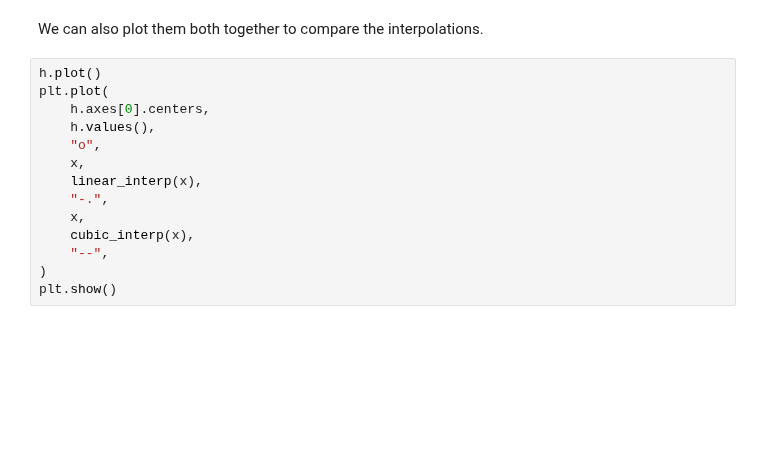
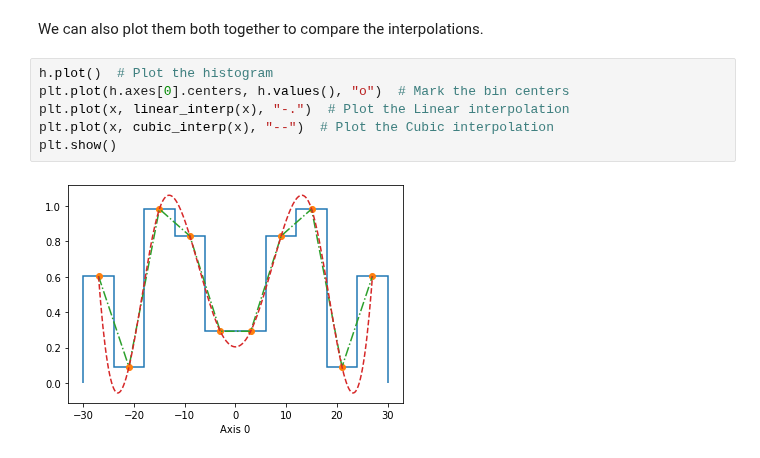
Before and after one commit to scikit-hep/hist, a Jupyter notebook: docs/user-guide/notebooks/Interpolation.ipynb, the cells around one changed output. Saved outputs shown, nothing was run; the diff lists cells and outputs as text; blank space fills up the shorter version.

```diff
--- a/docs/user-guide/notebooks/Interpolation.ipynb
+++ b/docs/user-guide/notebooks/Interpolation.ipynb
@@ -43,16 +50,10 @@ plt.show()
 # %% [markdown]
 We can also plot them both together to compare the interpolations.
 # %%
-h.plot()
-plt.plot(
-    h.axes[0].centers,
-    h.values(),
-    "o",
-    x,
-    linear_interp(x),
-    "-.",
-    x,
-    cubic_interp(x),
-    "--",
-)
+h.plot()  # Plot the histogram
+plt.plot(h.axes[0].centers, h.values(), "o")  # Mark the bin centers
+plt.plot(x, linear_interp(x), "-.")  # Plot the Linear interpolation
+plt.plot(x, cubic_interp(x), "--")  # Plot the Cubic interpolation
 plt.show()
+# %% [output]
+[figure, added]
```
Also changed, not shown: parts of 4 cells of this notebook.
